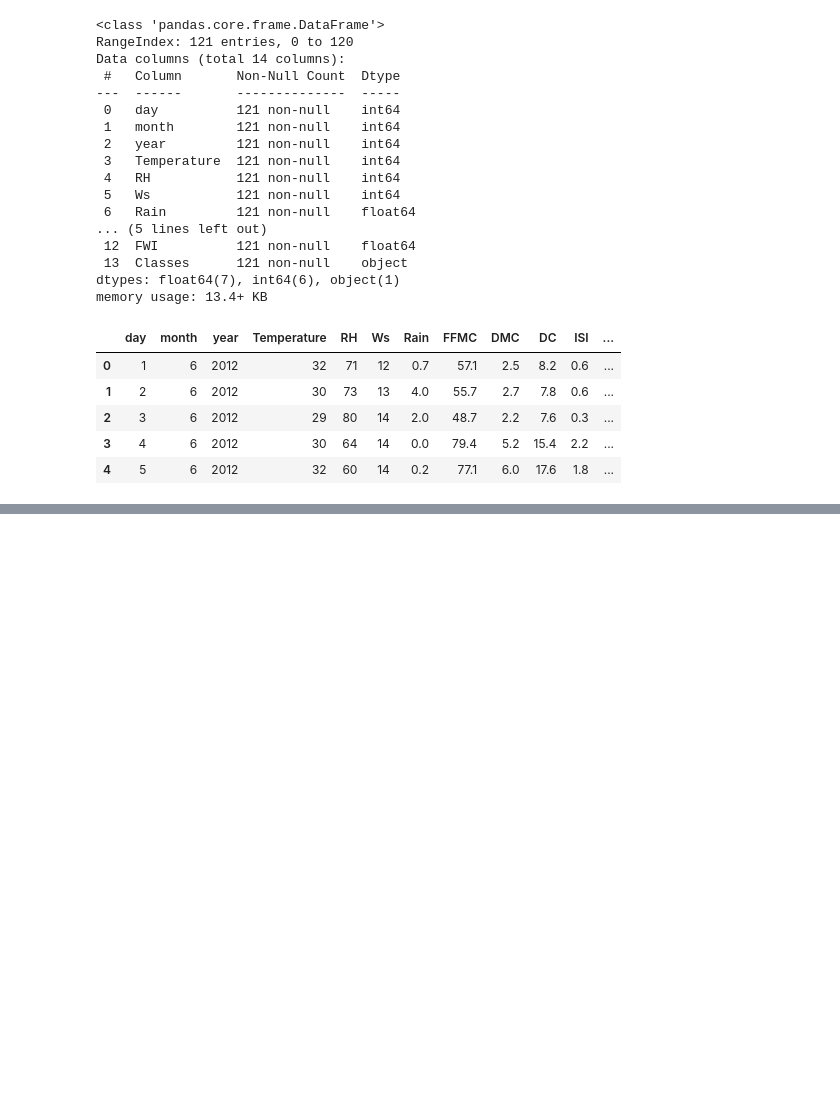
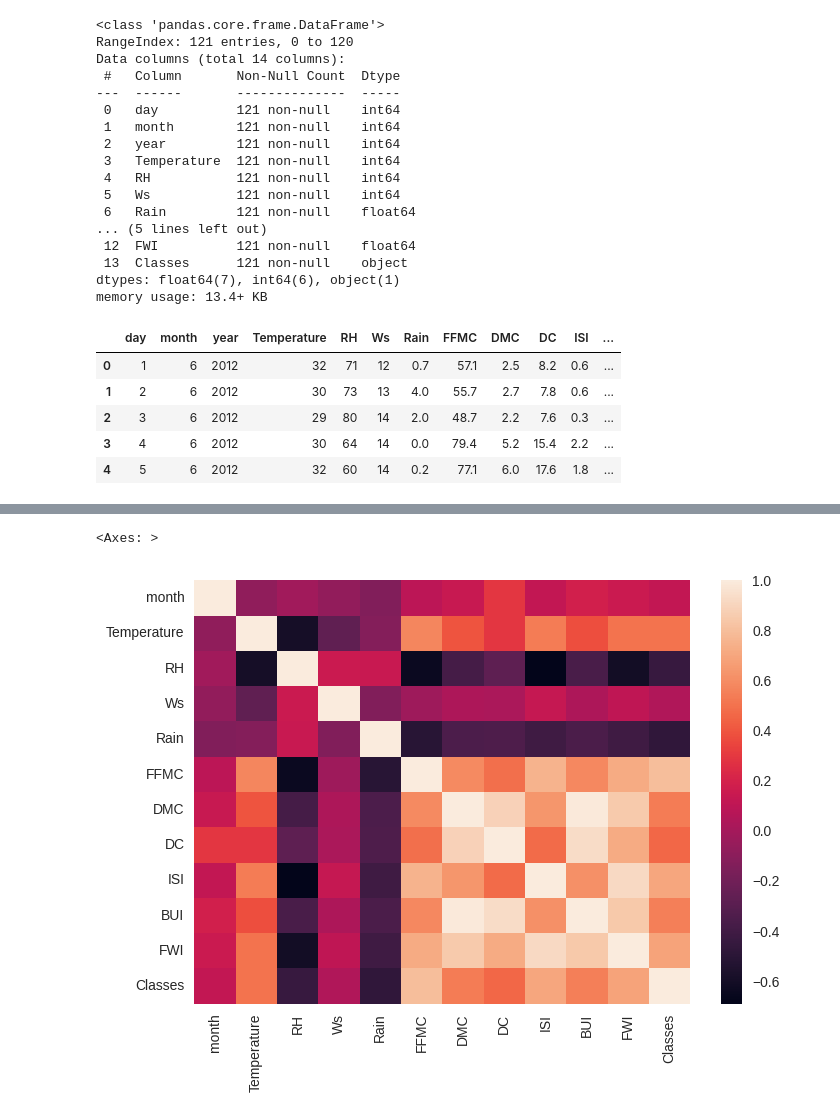
Before and after one commit to NasimLimon/Machine-Learning, a Jupyter notebook: clenningdatasetridgelasso-ipynb.ipynb, the cells around one changed output, grey strips where cells are left out. Cells and saved outputs as stored; diff of their text form; code cells hidden in the pictures; blank space fills up the shorter version.

```diff
--- a/clenningdatasetridgelasso-ipynb.ipynb
+++ b/clenningdatasetridgelasso-ipynb.ipynb
@@ -149,0 +191,5 @@ df.head()
+# %%
+sns.heatmap(df.corr())
+# %% [output]
+<Axes: >
+[figure, added]
```
Also changed, not shown: parts of 10 cells of this notebook.
